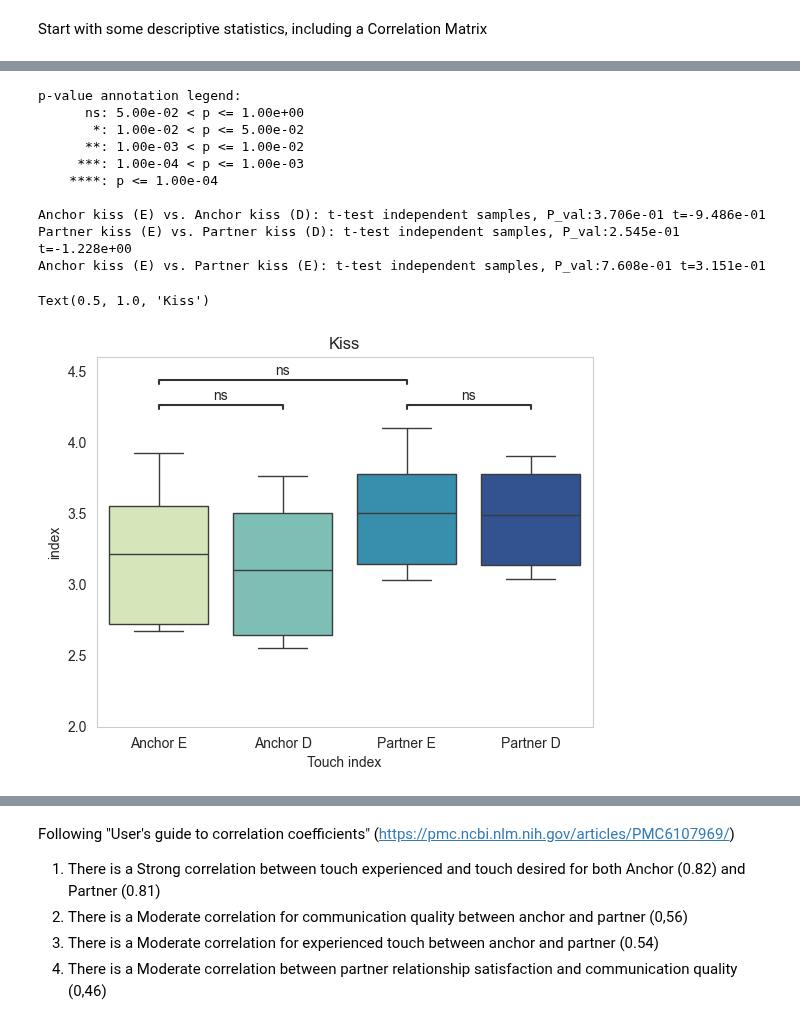
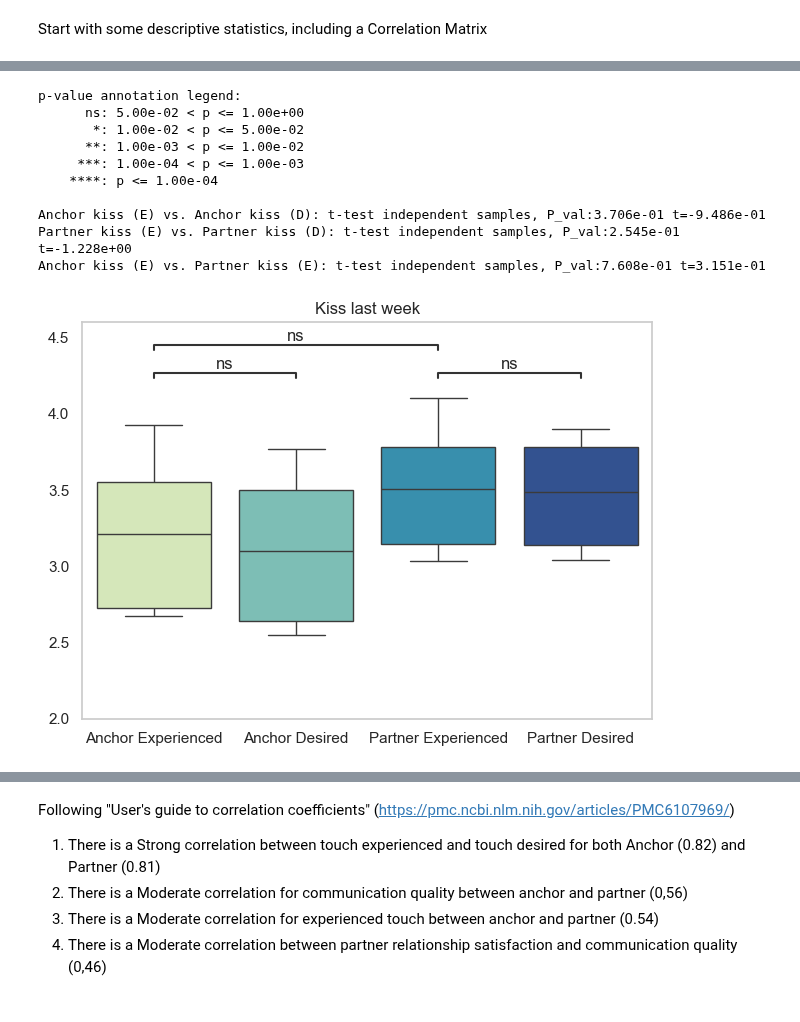
Before and after one commit to EdgardoCS/touchCouples, a Jupyter notebook: descriptive_stats.ipynb, the cells around one changed output, grey strips where cells are left out. Saved outputs shown, nothing was run; the diff lists cells and outputs as text; code cells hidden in the pictures.

Commit message:
plots

```diff
--- a/descriptive_stats.ipynb
+++ b/descriptive_stats.ipynb
@@ -52,15 +53,15 @@ overall_options = {
     },
     "satisfaction_options": {
         '0 - Not at all satisfied': 0,
-        '1': 1,
+        '1': 2,
         '2': 2,
-        '3': 3,
+        '3': 4,
         '4': 4,
-        '5': 5,
+        '5': 6,
         '6': 6,
-        '7': 7,
+        '7': 8,
         '8': 8,
-        '9': 9,
+        '9': 10,
         '10 - Completely satisfied': 10
     },
     "duration_options": {
@@ -373,37 +457,41 @@ ax = sns.boxplot(data=touch_indexes,
                  y='index',
                  hue='Touch index',
                  palette='YlGnBu',
                  )
 pairs = [("Anchor kiss (E)", "Anchor kiss (D)"),
          ("Partner kiss (E)", "Partner kiss (D)"),
          ("Anchor kiss (E)", "Partner kiss (E)")]
 
 annotator = Annotator(ax,
                       pairs,
                       data=touch_indexes,
                       x='Touch index',
                       y='index',
                       order=["Anchor kiss (E)", "Anchor kiss (D)", "Partner kiss (E)",
                              "Partner kiss (D)"])
 annotator.configure(test='t-test_ind', text_format='star', loc='outside')
 annotator.apply_and_annotate()
-plt.xticks([0, 1, 2, 3], labels=["Anchor E", "Anchor D", "Partner E", "Partner D"])
+
+plt.xticks([0, 1, 2, 3], labels=["Anchor Experienced", "Anchor Desired", "Partner Experienced", "Partner Desired"])
 plt.ylim(2, 4.6)
 plt.grid(False)
-plt.title("Kiss")
+plt.title("Kiss last week")
+plt.ylabel("")
+plt.xlabel("")
+plt.tight_layout()
+plt.savefig("output/img/kiss_index_stats_all.png", dpi=350, transparent=True)
 # %% [output]
 p-value annotation legend:
       ns: 5.00e-02 < p <= 1.00e+00
        *: 1.00e-02 < p <= 5.00e-02
       **: 1.00e-03 < p <= 1.00e-02
      ***: 1.00e-04 < p <= 1.00e-03
     ****: p <= 1.00e-04
 
 Anchor kiss (E) vs. Anchor kiss (D): t-test independent samples, P_val:3.706e-01 t=-9.486e-01
 Partner kiss (E) vs. Partner kiss (D): t-test independent samples, P_val:2.545e-01 t=-1.228e+00
 Anchor kiss (E) vs. Partner kiss (E): t-test independent samples, P_val:7.608e-01 t=3.151e-01
-Text(0.5, 1.0, 'Kiss')
-[figure, old version]
+[figure, new version]
 # %%
 # Calculate means for touch variables
 anchor_touch = df.groupby('Relationship length')[
```
Also changed, not shown: parts of 32 cells of this notebook, 22 other files.
